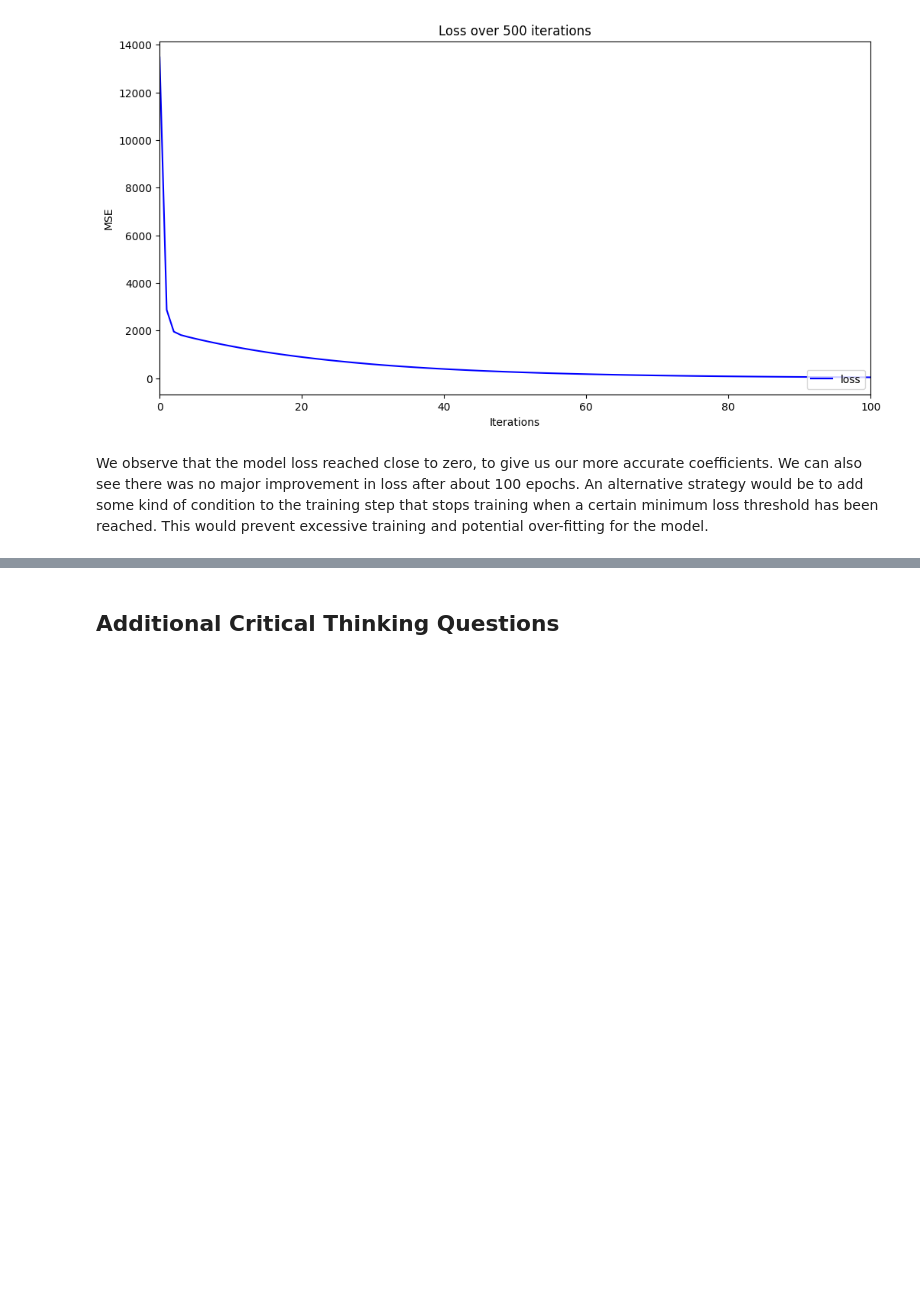
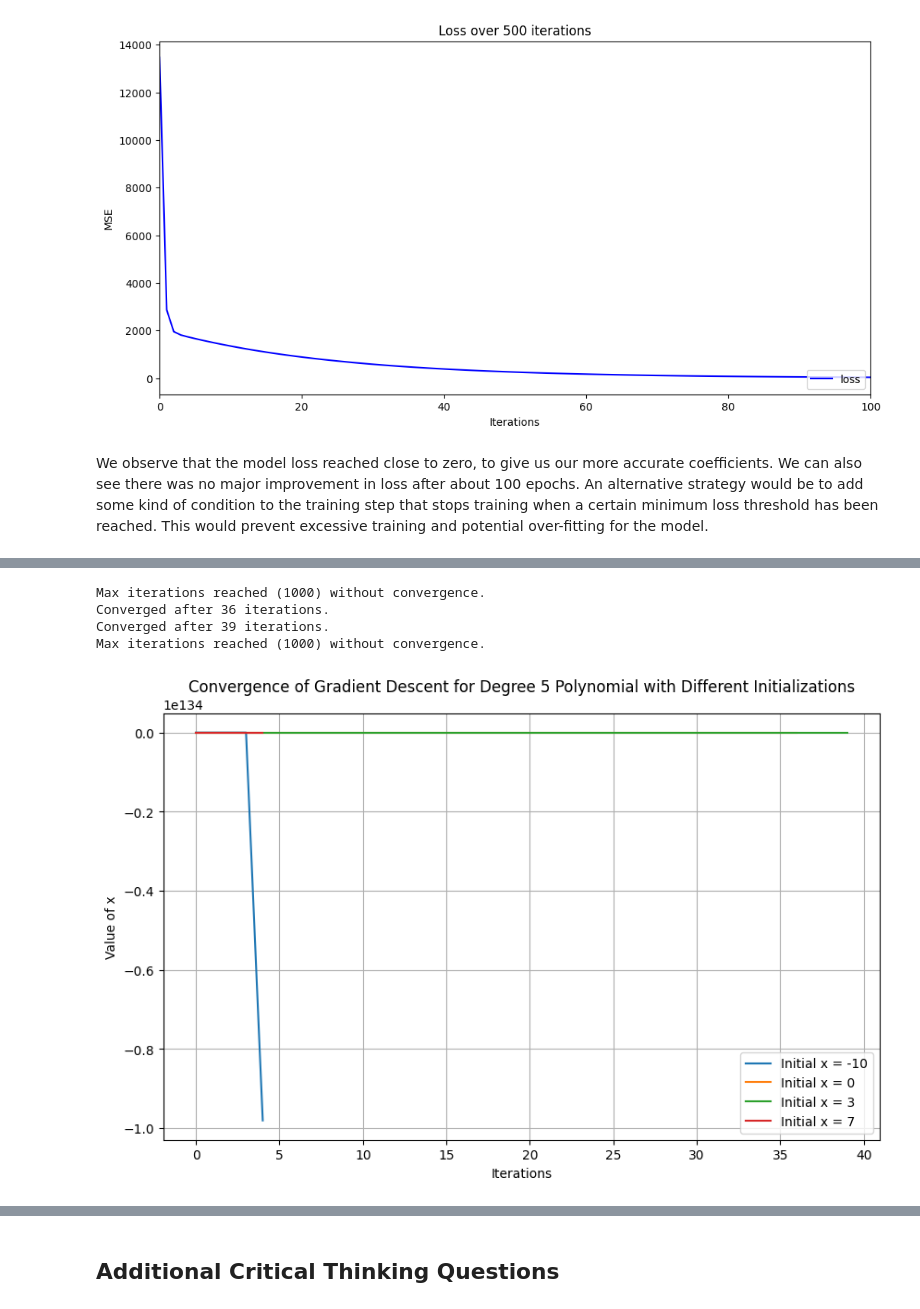
Before and after one commit to Vaishu369/FMML_M1L1.ipynb, a Jupyter notebook: FMML_Module4_Lab2_June2024.ipynb, the cells around one changed output, grey strips where cells are left out. Drawn from its saved outputs; the diff is of its cells as text; code cells hidden in the pictures; blank space fills up the shorter version.

```diff
--- a/FMML_Module4_Lab2_June2024.ipynb
+++ b/FMML_Module4_Lab2_June2024.ipynb
@@ -478,0 +402,66 @@ Would you like me to demonstrate gradient ascent for finding the maximum of a sp
+# %%
+import numpy as np
+import matplotlib.pyplot as plt
+
+# Define the degree 5 polynomial with 5 roots
+def f(x):
+    roots = [-5, -3, -1, 2, 4]  # Roots of the polynomial
+    result = 1
+    for root in roots:
+        result *= (x - root)
+    return result
+
+# Derivative of the polynomial (for gradient descent)
+def df(x):
+    roots = [-5, -3, -1, 2, 4]
+    result = 0
+    for root in roots:
+        term = 1
+        for other_root in roots:
+            if other_root != root:
+                term *= (x - other_root)
+        result += term
+    return result
+
+# Gradient descent function
+def gradient_descent(learning_rate, initial_x, max_iter=1000, tolerance=1e-6):
+    x = initial_x
+    history = [x]  # To track the history of x values
+    for i in range(max_iter):
+        grad = df(x)  # Calculate the gradient
+        x -= learning_rate * grad  # Update x using the gradient and learning rate
+        history.append(x)
+
+        # Check for convergence (if the gradient is small enough)
+        if abs(grad) < tolerance:
+            print(f"Converged after {i+1} iterations.")
+            break
+    else:
+        print(f"Max iterations reached ({max_iter}) without convergence.")
+    return history
+
+# Parameters for testing
+max_iter = 1000  # Maximum iterations
+learning_rate = 0.01  # Learning rate for gradient descent
+initializations = [-10, 0, 3, 7]  # Different initializations to test
+
+# Plot the convergence for different initializations
+plt.figure(figsize=(10, 6))
+
+for initial_x in initializations:
+    history = gradient_descent(learning_rate, initial_x, max_iter)
+    plt.plot(history, label=f"Initial x = {initial_x}")
+
+# Plot settings
+plt.xlabel('Iterations')
+plt.ylabel('Value of x')
+plt.title('Convergence of Gradient Descent for Degree 5 Polynomial with Different Initializations')
+plt.legend()
+plt.grid(True)
+plt.show()
+# %% [output]
+Max iterations reached (1000) without convergence.
+Converged after 36 iterations.
+Converged after 39 iterations.
+Max iterations reached (1000) without convergence.
+[figure, added]
```
Also changed, not shown: parts of 8 cells of this notebook.
